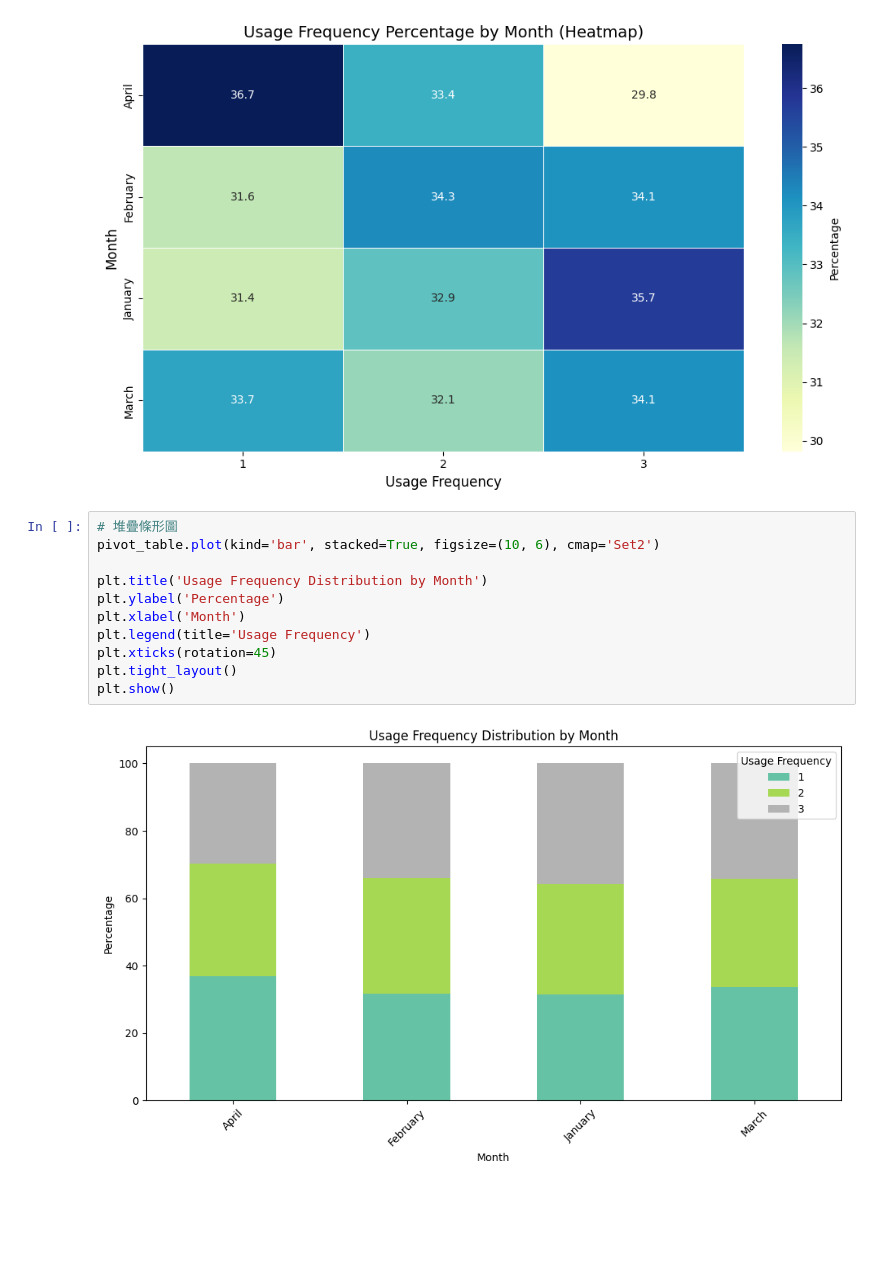
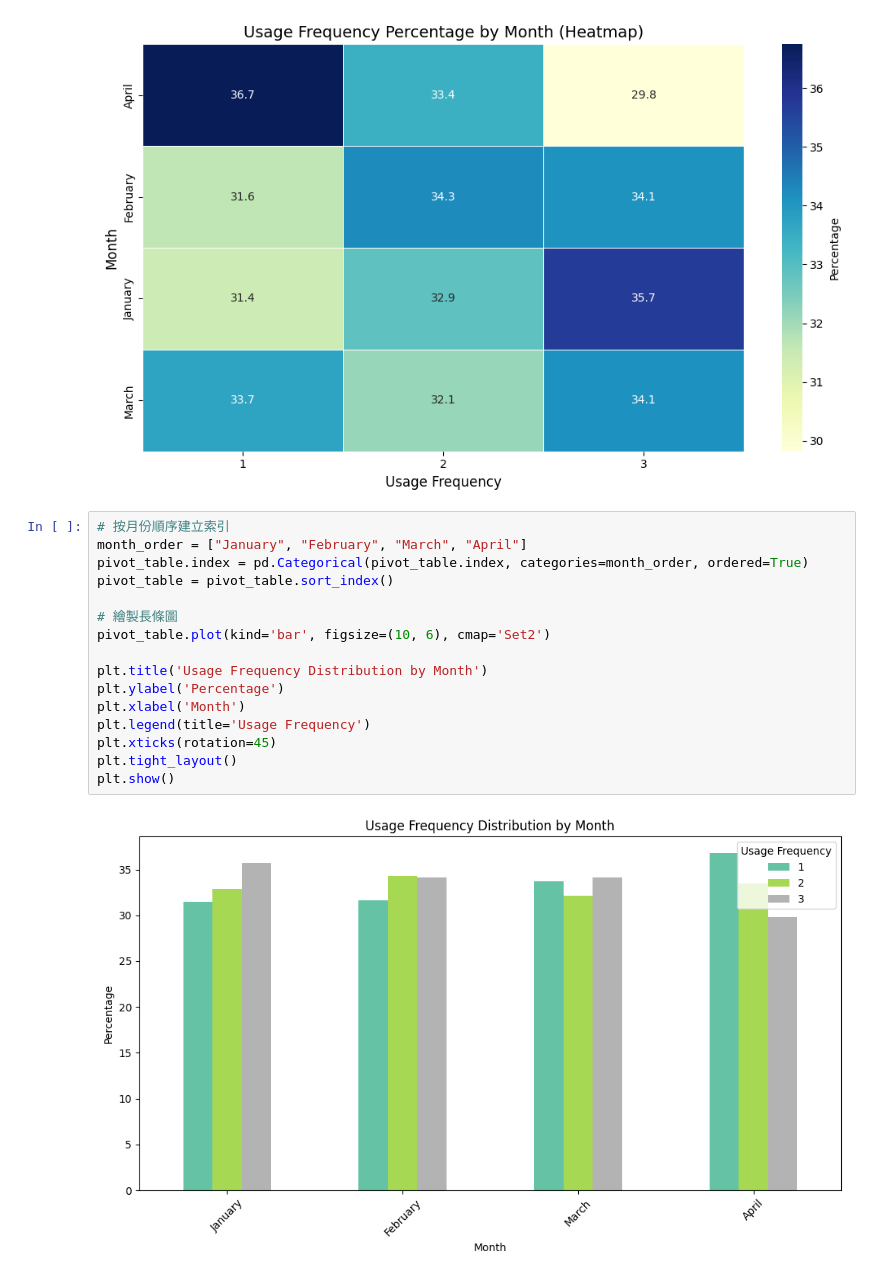
Before and after one commit to ansal1202/Prediction-of-Amazon-Prime-Subscription, a Jupyter notebook: Amazon_Userbase_RFM_Analysis.ipynb, the cells around one changed output. Saved outputs shown, nothing was run; the diff lists cells and outputs as text; blank space fills up the shorter version.

```diff
--- a/Amazon_Userbase_RFM_Analysis.ipynb
+++ b/Amazon_Userbase_RFM_Analysis.ipynb
@@ -333,15 +329,20 @@ plt.show()
 # %% [output]
 [figure]
 # %%
-# 堆疊條形圖
-pivot_table.plot(kind='bar', stacked=True, figsize=(10, 6), cmap='Set2')
+# 按月份順序建立索引
+month_order = ["January", "February", "March", "April"]
+pivot_table.index = pd.Categorical(pivot_table.index, categories=month_order, ordered=True)
+pivot_table = pivot_table.sort_index()
+
+# 繪製長條圖
+pivot_table.plot(kind='bar', figsize=(10, 6), cmap='Set2')
 
 plt.title('Usage Frequency Distribution by Month')
 plt.ylabel('Percentage')
 plt.xlabel('Month')
 plt.legend(title='Usage Frequency')
 plt.xticks(rotation=45)
 plt.tight_layout()
 plt.show()
 # %% [output]
-[figure, old version]
+[figure, new version]
```
Also changed, not shown: parts of 5 cells of this notebook.
